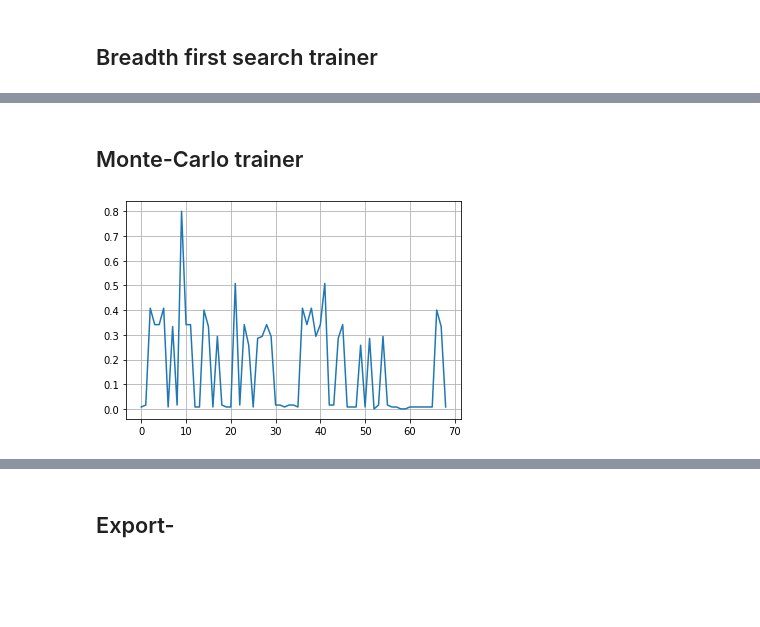
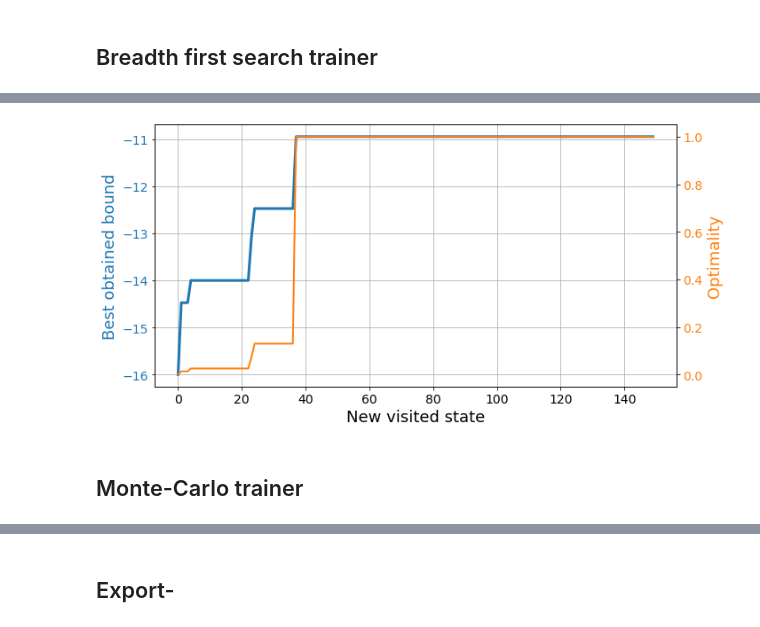
Before and after one commit to BorjaRequena/bounce, a Jupyter notebook: nbs/04_training.ipynb, the cells around one changed output, grey strips where cells are left out. Cells and saved outputs as stored; diff of their text form; code cells hidden in the pictures; blank space fills up the shorter version.

```diff
--- a/nbs/04_training.ipynb
+++ b/nbs/04_training.ipynb
@@ -200,32 +210,32 @@ The optional inputs `train_id`, `ckp` and `save` are meant to handle data storag
 `train_agent` uses the following functionalities to make the code more readable.
 # %%
 #export
-def step(state, agent, environment, episode=1):
-    "Take a step forward from state following the agent's policy"
-    actions = agent.try_actions(state)
-    next_state, action, energy, params, err = environment.perform_action(actions, episode)
-    return next_state, action, energy, params, err
+def step(state, agent, environment):
+    "Take a step forward from state following the agent's policy."
+    actions = agent.act(state)
+    next_state, action, bound, cost, err = environment.step(actions)
+    return next_state, action, bound, cost, err
 
-def get_reward(environment, energy, params, best_ref=None):
-    "Returns the reward according to the environment"
-    return environment.reward_fun(T([energy]), T([params]), best_ref=best_ref).item()
+def get_reward(environment, bound, cost, best_ref=None):
+    "Returns the reward according to the environment."
+    return environment.reward_fun(T([bound]), T([cost]), best_ref=best_ref).item()
 
-def evaluate_agent(agent, environment, time_steps, episode=0):
-    "Evaluates the agent in deterministic policy. Returns final reward, energy and parameters"
+def evaluate_agent(agent, environment, time_steps):
+    "Evaluates the agent in deterministic policy. Returns final reward, bound and cost."
     # Policy evaluation
     eps = agent.epsilon
     agent.epsilon = 0                       # Temporarily switch to greedy policy
     state = deepcopy(environment.reset())
     for _ in range(time_steps):
-        next_state, _, energy, params, _ = step(state, agent, environment, episode)
+        next_state, _, bound, cost, _ = step(state, agent, environment)
         state = deepcopy(next_state)
     # Get the final reward
-    reward = environment.reward_fun(T([energy]).to(agent.device), T([params]).to(agent.device)).item()
+    reward = environment.reward_fun(T([bound]).to(agent.device), T([cost]).to(agent.device)).item()
     agent.epsilon = eps
-    return reward, energy, params
+    return reward, bound, cost
 
-def check_optim(opt, E, P):
-    "Checks whether the current energy `E` and parameters `P` match with the optimal ones."
-    return np.allclose((E, P), opt)
+def check_optim(opt, B, C):
+    "Checks whether the current bound `B` and cost `C` match with the optimal ones."
+    return np.allclose((B, C), opt)
 # %%
 #hide
@@ -328,4 +361,4 @@ class BrFSTrainer:
 # %%
-bfs = BrFSTrainer(N, H, profile)
+bfs = BrFSTrainer(env)
 # %%
 results = bfs.train(150, opt=opt, best_ref=best_ref)
@@ -337,3 +365,7 @@ plt.grid()
+# %%
+plot_exploration(results)
+# %% [output]
+[figure, added]
 # %% [markdown]
 ## Monte-Carlo trainer
 # %%
@@ -419,7 +452,2 @@ bfs = MCTrainer(N, H, profile, n_agents=2, n_jobs=2)
 # %%
 results = bfs.train(350, opt=opt, best_ref=best_ref)
-# %%
-plt.plot(np.mean(arrange_shape(results['oracle_rewards']), axis=0))
-plt.grid()
-# %% [output]
-[figure, removed]
```
Also changed, not shown: parts of 23 cells of this notebook, 35 other files.
